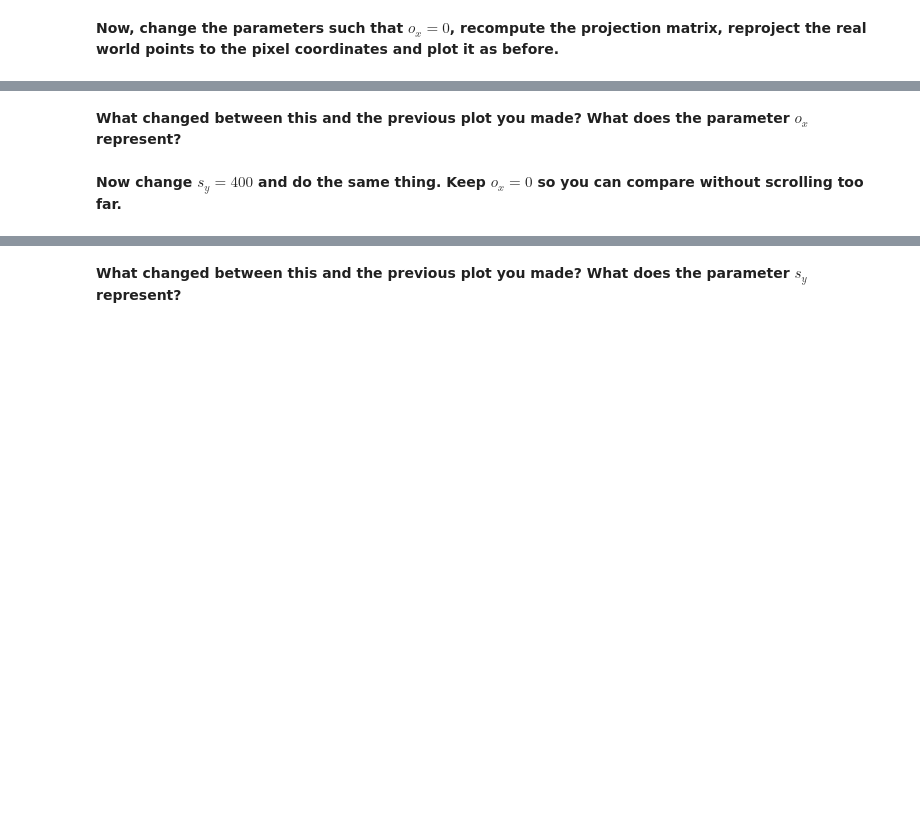
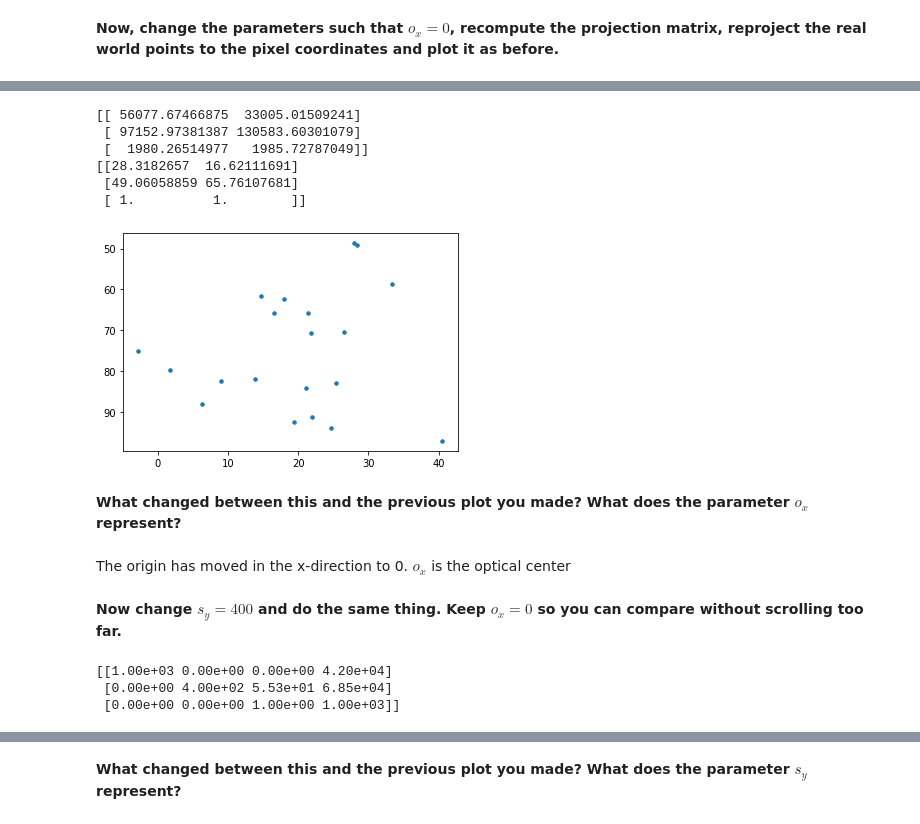
Before and after one commit to dlezcan1/computer-vision-fall-2020, a Jupyter notebook: week8/(Week_8)_Camera_Geometry.ipynb, the cells around one changed output, grey strips where cells are left out. Cells and saved outputs as stored; diff of their text form; code cells hidden in the pictures; blank space fills up the shorter version.

```diff
--- a/week8/(Week_8)_Camera_Geometry.ipynb
+++ b/week8/(Week_8)_Camera_Geometry.ipynb
@@ -107,4 +176,43 @@ plt.gca().invert_yaxis()
+# %%
+pix_pts = np.zeros((3, 20))
+
+pix_pts_unnormed = P @ pts
+print(pix_pts_unnormed[:, :2])
+
+pix_pts = pix_pts_unnormed/pix_pts_unnormed[-1,:]
+print(pix_pts[:,:2])
+
+# Plot these points
+fig = plt.figure()
+plt.scatter(pix_pts[0], pix_pts[1], s=12)
+plt.gca().invert_yaxis()
+# %% [output]
+[[ 56077.67466875  33005.01509241]
+ [ 97152.97381387 130583.60301079]
+ [  1980.26514977   1985.72787049]]
+[[28.3182657  16.62111691]
+ [49.06058859 65.76107681]
+ [ 1.          1.        ]]
+[figure, added]
 # %% [markdown]
 **What changed between this and the previous plot you made? What does the parameter $o_x$ represent?**
+# %% [markdown]
+The origin has moved in the x-direction to 0. $o_x$ is the optical center
 # %% [markdown]
 **Now change $s_y=400$ and do the same thing. Keep $o_x=0$ so you can compare without scrolling too far.**
+# %%
+K = Kmatrix(1000, 400, 0, 55.3)
+M = Mmatrix(K)
+
+t = np.array([42, 33, 1000]).reshape(-1,1)
+R = rotatex(0) # identity
+
+Htop = np.hstack((R, t))
+H = np.vstack((Htop, [0,0,0,1]))
+P = Pmatrix(M, H)
+
+print(P)
+# %% [output]
+[[1.00e+03 0.00e+00 0.00e+00 4.20e+04]
+ [0.00e+00 4.00e+02 5.53e+01 6.85e+04]
+ [0.00e+00 0.00e+00 1.00e+00 1.00e+03]]
```
Also changed, not shown: parts of 39 cells of this notebook.
